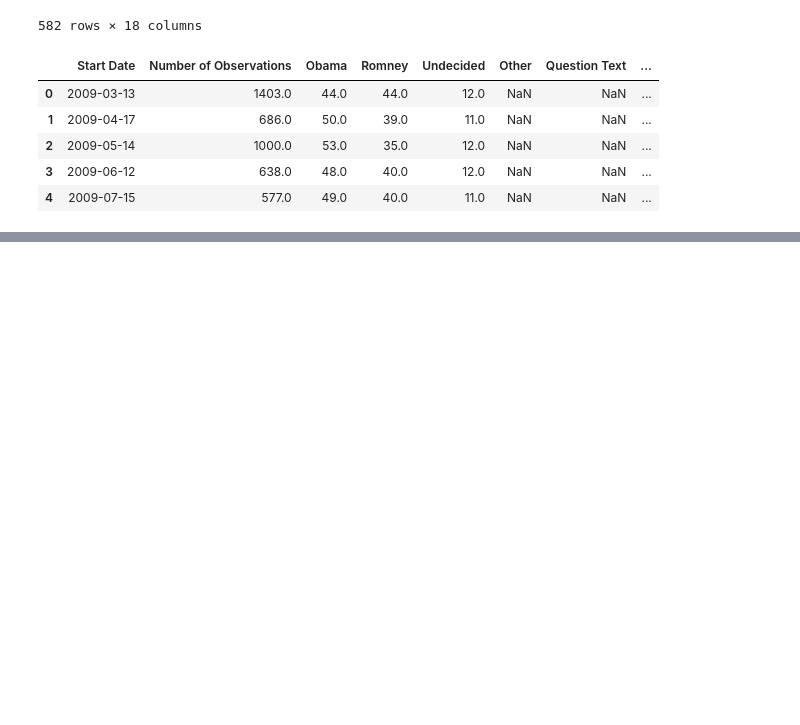
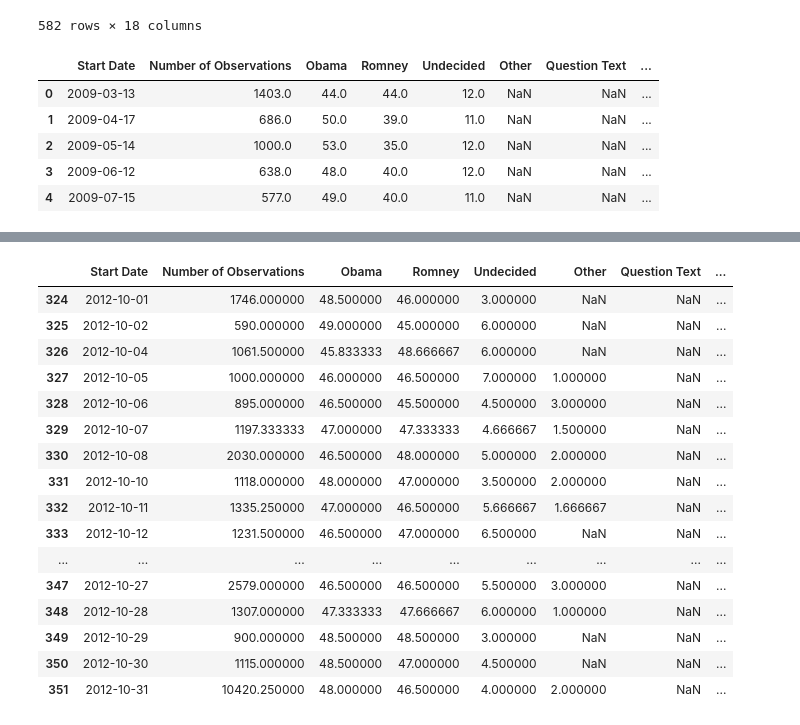
Before and after one commit to fujispooo/datascience, a Jupyter notebook: Lec66(American election).ipynb, the cells around one changed output, grey strips where cells are left out. Drawn from its saved outputs; the diff is of its cells as text; code cells hidden in the pictures; blank space fills up the shorter version.

```diff
--- a/Lec66(American election).ipynb
+++ b/Lec66(American election).ipynb
@@ -186,0 +204,22 @@ fig = poll_df.plot('Start Date','Difference',figsize=(12,4),marker='o',linestyle
+# %%
+poll_df[poll_df['Start Date'].apply(lambda x:x.startswith('2012-10'))]
+
+# 2012-10で始まるレコードのみを取り出す
+# %% [output]
+|  | Start Date | Number of Observations | Obama | Romney | Undecided | Other | Question Text | ... |
+| 324 | 2012-10-01 | 1746.000000 | 48.500000 | 46.000000 | 3.000000 | NaN | NaN | ... |
+| 325 | 2012-10-02 | 590.000000 | 49.000000 | 45.000000 | 6.000000 | NaN | NaN | ... |
+| 326 | 2012-10-04 | 1061.500000 | 45.833333 | 48.666667 | 6.000000 | NaN | NaN | ... |
+| 327 | 2012-10-05 | 1000.000000 | 46.000000 | 46.500000 | 7.000000 | 1.000000 | NaN | ... |
+| 328 | 2012-10-06 | 895.000000 | 46.500000 | 45.500000 | 4.500000 | 3.000000 | NaN | ... |
+| 329 | 2012-10-07 | 1197.333333 | 47.000000 | 47.333333 | 4.666667 | 1.500000 | NaN | ... |
+| 330 | 2012-10-08 | 2030.000000 | 46.500000 | 48.000000 | 5.000000 | 2.000000 | NaN | ... |
+| 331 | 2012-10-10 | 1118.000000 | 48.000000 | 47.000000 | 3.500000 | 2.000000 | NaN | ... |
+| 332 | 2012-10-11 | 1335.250000 | 47.000000 | 46.500000 | 5.666667 | 1.666667 | NaN | ... |
+| 333 | 2012-10-12 | 1231.500000 | 46.500000 | 47.000000 | 6.500000 | NaN | NaN | ... |
+| ... | ... | ... | ... | ... | ... | ... | ... | ... |
+| 347 | 2012-10-27 | 2579.000000 | 46.500000 | 46.500000 | 5.500000 | 3.000000 | NaN | ... |
+| 348 | 2012-10-28 | 1307.000000 | 47.333333 | 47.666667 | 6.000000 | 1.000000 | NaN | ... |
+| 349 | 2012-10-29 | 900.000000 | 48.500000 | 48.500000 | 3.000000 | NaN | NaN | ... |
+| 350 | 2012-10-30 | 1115.000000 | 48.500000 | 47.000000 | 4.500000 | NaN | NaN | ... |
+| 351 | 2012-10-31 | 10420.250000 | 48.000000 | 46.500000 | 4.000000 | 2.000000 | NaN | ... |
```
Also changed, not shown: parts of 7 cells of this notebook.
